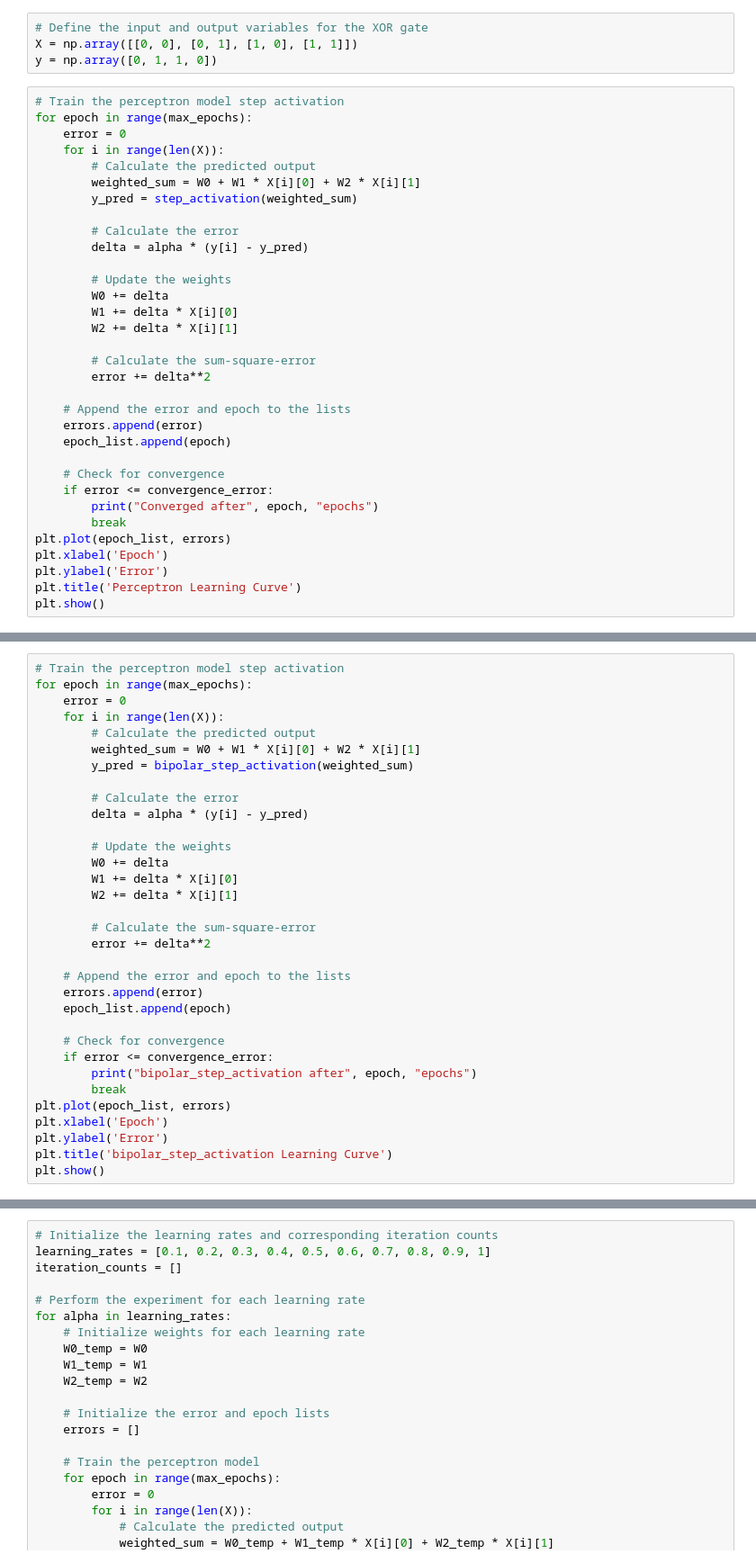
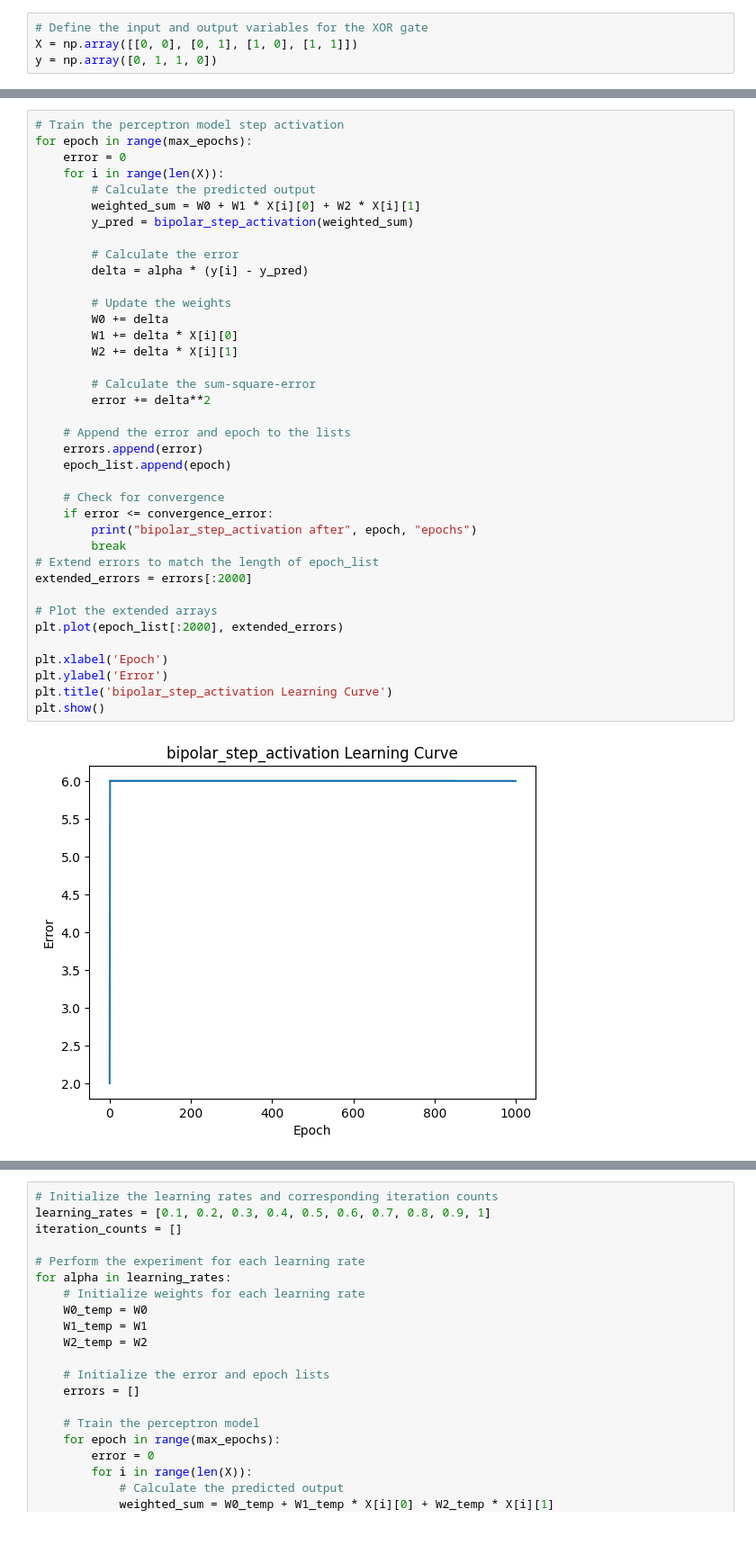
Before and after one commit to Gowtham0311/ML_lab, a Jupyter notebook: CSE21169_Lab5.ipynb, the cells around one changed output, grey strips where cells are left out. Shown at 90% size. Saved outputs shown, nothing was run; the diff lists cells and outputs as text; blank space fills up the shorter version.

```diff
--- a/CSE21169_Lab5.ipynb
+++ b/CSE21169_Lab5.ipynb
@@ -754,36 +752,3 @@ plt.show()
 # Define the input and output variables for the XOR gate
 X = np.array([[0, 0], [0, 1], [1, 0], [1, 1]])
 y = np.array([0, 1, 1, 0])
-# %%
-# Train the perceptron model step activation
-for epoch in range(max_epochs):
-    error = 0
-    for i in range(len(X)):
-        # Calculate the predicted output
-        weighted_sum = W0 + W1 * X[i][0] + W2 * X[i][1]
-        y_pred = step_activation(weighted_sum)
-
-        # Calculate the error
-        delta = alpha * (y[i] - y_pred)
-
-        # Update the weights
-        W0 += delta
-        W1 += delta * X[i][0]
-        W2 += delta * X[i][1]
-
-        # Calculate the sum-square-error
-        error += delta**2
-
-    # Append the error and epoch to the lists
-    errors.append(error)
-    epoch_list.append(epoch)
-
-    # Check for convergence
-    if error <= convergence_error:
-        print("Converged after", epoch, "epochs")
-        break
-plt.plot(epoch_list, errors)
-plt.xlabel('Epoch')
-plt.ylabel('Error')
-plt.title('Perceptron Learning Curve')
-plt.show()
@@ -795,34 +757,41 @@ ValueError: ignored
 for epoch in range(max_epochs):
     error = 0
     for i in range(len(X)):
         # Calculate the predicted output
         weighted_sum = W0 + W1 * X[i][0] + W2 * X[i][1]
         y_pred = bipolar_step_activation(weighted_sum)
 
         # Calculate the error
         delta = alpha * (y[i] - y_pred)
 
         # Update the weights
         W0 += delta
         W1 += delta * X[i][0]
         W2 += delta * X[i][1]
 
         # Calculate the sum-square-error
         error += delta**2
 
     # Append the error and epoch to the lists
     errors.append(error)
     epoch_list.append(epoch)
 
     # Check for convergence
     if error <= convergence_error:
         print("bipolar_step_activation after", epoch, "epochs")
         break
-plt.plot(epoch_list, errors)
+# Extend errors to match the length of epoch_list
+extended_errors = errors[:2000]
+
+# Plot the extended arrays
+plt.plot(epoch_list[:2000], extended_errors)
+
 plt.xlabel('Epoch')
 plt.ylabel('Error')
 plt.title('bipolar_step_activation Learning Curve')
 plt.show()
+# %% [output]
+[figure, added]
 # %%
 for epoch in range(max_epochs):
     error = 0
```
Also changed, not shown: parts of 46 cells of this notebook.
